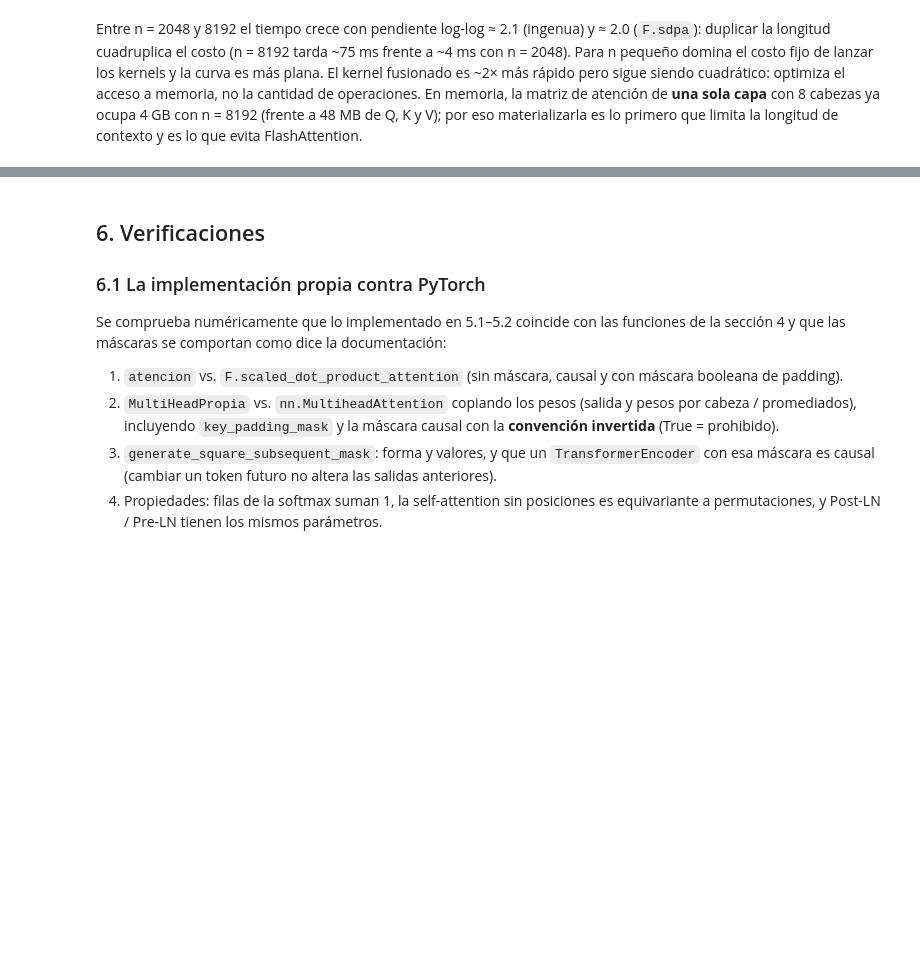
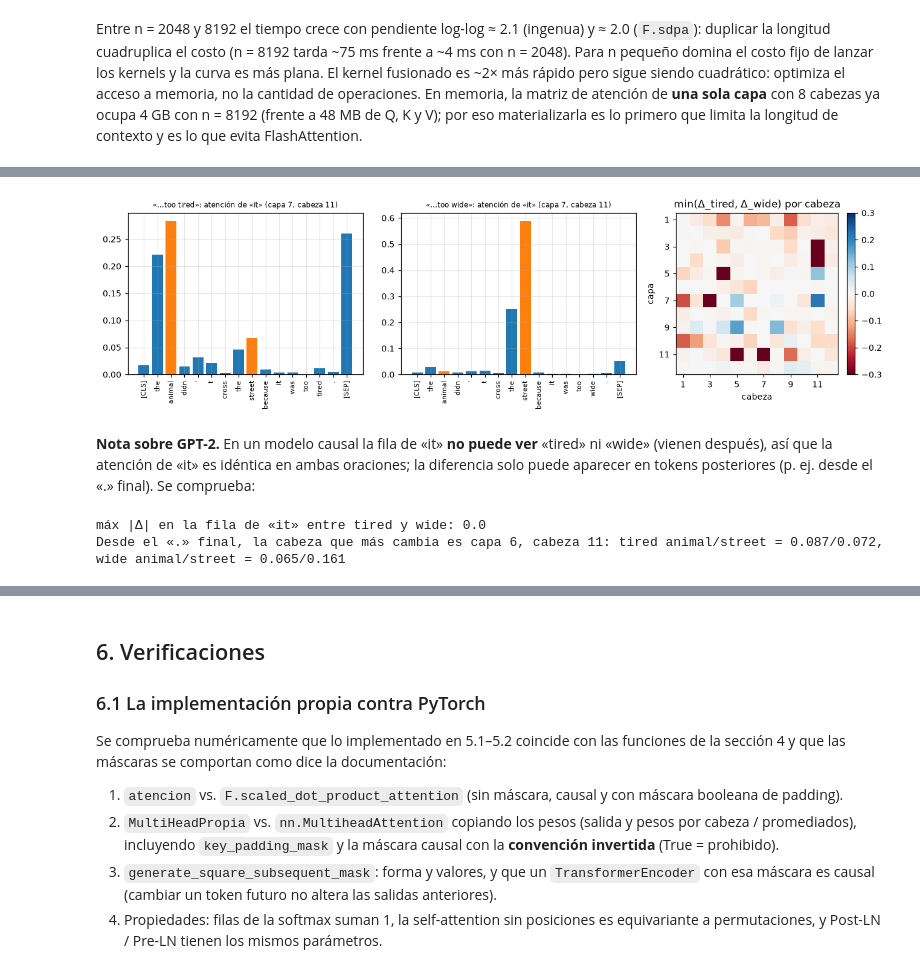
Before and after one commit to nicoCT04/Hoja_trabajo_2_DL, a Jupyter notebook: notebook/hoja2.ipynb, the cells around one changed output, grey strips where cells are left out. Saved outputs shown, nothing was run; the diff lists cells and outputs as text; code cells hidden in the pictures; blank space fills up the shorter version.

```diff
--- a/notebook/hoja2.ipynb
+++ b/notebook/hoja2.ipynb
@@ -420,0 +557,23 @@ primero que limita la longitud de contexto y es lo que evita FlashAttention.
+# %%
+o_tired = "The animal didn't cross the street because it was too tired."
+o_wide = "The animal didn't cross the street because it was too wide."
+A_t, tt = atenciones(bert, tok_bert, o_tired)
+A_w, tw = atenciones(bert, tok_bert, o_wide)
+i_it, i_an, i_st = tt.index('it'), tt.index('animal'), tt.index('street')
+d_tired = A_t[:, :, i_it, i_an] - A_t[:, :, i_it, i_st]
+d_wide = A_w[:, :, i_it, i_st] - A_w[:, :, i_it, i_an]
+puntaje = torch.minimum(d_tired, d_wide)
+filas = []
+for idx in puntaje.flatten().argsort(descending=True)[:8].tolist():
+    l, h = divmod(idx, 12)
+    filas.append({'capa': l + 1, 'cabeza': h + 1,
+                  'tired: it→animal': A_t[l, h, i_it, i_an].item(), 'tired: it→street': A_t[l, h, i_it, i_st].item(),
+                  'wide: it→animal': A_w[l, h, i_it, i_an].item(), 'wide: it→street': A_w[l, h, i_it, i_st].item(),
+                  'min(Δ)': puntaje[l, h].item()})
+it_df = pd.DataFrame(filas)
+it_df.to_csv(os.path.join(REPORTS, 'correferencia_it.csv'), index=False)
+n_ok = int((puntaje > 0).sum()); n_inv = int(((-d_tired > 0) & (-d_wide > 0)).sum())
+print(f'Cabezas con el cambio esperado (ambas Δ > 0): {n_ok} de 144')
+print(f'Cabezas con el cambio contrario (animal con wide y street con tired): {n_inv} de 144')
+print(f'Cabezas con min(Δ) > 0.05: {int((puntaje > 0.05).sum())}')
+it_df
@@ -420,0 +593,32 @@ primero que limita la longitud de contexto y es lo que evita FlashAttention.
+# %%
+lb, hb = it_df.capa[0] - 1, it_df.cabeza[0] - 1
+fig, axs = plt.subplots(1, 3, figsize=(12, 3.4), gridspec_kw={'width_ratios': [1.3, 1.3, 1]})
+for ax, A_, tk, nombre in ((axs[0], A_t, tt, 'tired'), (axs[1], A_w, tw, 'wide')):
+    col = ['tab:orange' if j in (i_an, i_st) else 'tab:blue' for j in range(len(tk))]
+    ax.bar(range(len(tk)), A_[lb, hb, i_it].numpy(), color=col)
+    ax.set_xticks(range(len(tk))); ax.set_xticklabels(tk, rotation=90, fontsize=7)
+    ax.set_title(f'«…too {nombre}»: atención de «it» (capa {lb+1}, cabeza {hb+1})', fontsize=8)
+im = axs[2].imshow(puntaje.numpy(), cmap='RdBu', vmin=-0.3, vmax=0.3)
+axs[2].set(title='min(Δ_tired, Δ_wide) por cabeza', xlabel='cabeza', ylabel='capa',
+           xticks=range(0, 12, 2), xticklabels=range(1, 13, 2), yticks=range(0, 12, 2), yticklabels=range(1, 13, 2))
+axs[2].grid(False); fig.colorbar(im, ax=axs[2], fraction=0.046)
+fig.tight_layout(); guardar(fig, 'correferencia_it.png'); plt.show()
+# %% [output]
+[figure, added]
+# %% [markdown]
+**Nota sobre GPT-2.** En un modelo causal la fila de «it» **no puede ver** «tired» ni «wide» (vienen después), así
+que la atención de «it» es idéntica en ambas oraciones; la diferencia solo puede aparecer en tokens posteriores
+(p. ej. desde el «.» final). Se comprueba:
+# %%
+G_t, gt = atenciones(gpt2, tok_gpt2, o_tired)
+G_w, gw = atenciones(gpt2, tok_gpt2, o_wide)
+j_it, j_an, j_st = gt.index('it'), gt.index('animal'), gt.index('street')
+print('máx |Δ| en la fila de «it» entre tired y wide:', (G_t[:, :, j_it] - G_w[:, :, j_it]).abs().max().item())
+dd = (G_t[:, :, -1, j_an] - G_t[:, :, -1, j_st]) - (G_w[:, :, -1, j_an] - G_w[:, :, -1, j_st])
+l, h = divmod(int(dd.argmax()), 12)
+print(f'Desde el «.» final, la cabeza que más cambia es capa {l+1}, cabeza {h+1}: '
+      f'tired animal/street = {G_t[l,h,-1,j_an]:.3f}/{G_t[l,h,-1,j_st]:.3f}, '
+      f'wide animal/street = {G_w[l,h,-1,j_an]:.3f}/{G_w[l,h,-1,j_st]:.3f}')
+# %% [output]
+máx |Δ| en la fila de «it» entre tired y wide: 0.0
+Desde el «.» final, la cabeza que más cambia es capa 6, cabeza 11: tired animal/street = 0.087/0.072, wide animal/street = 0.065/0.161
```
Also changed, not shown: parts of 27 cells of this notebook, 15 other files.
